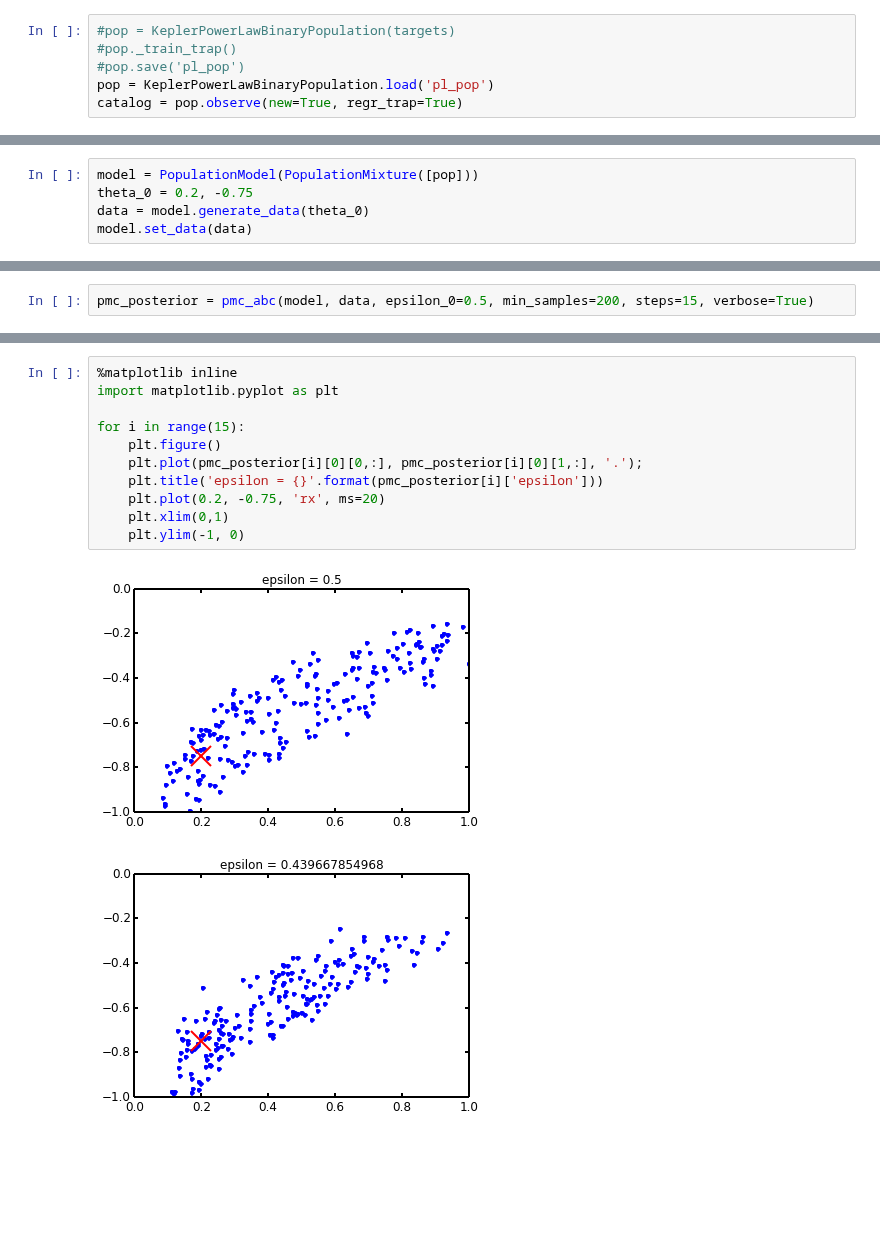
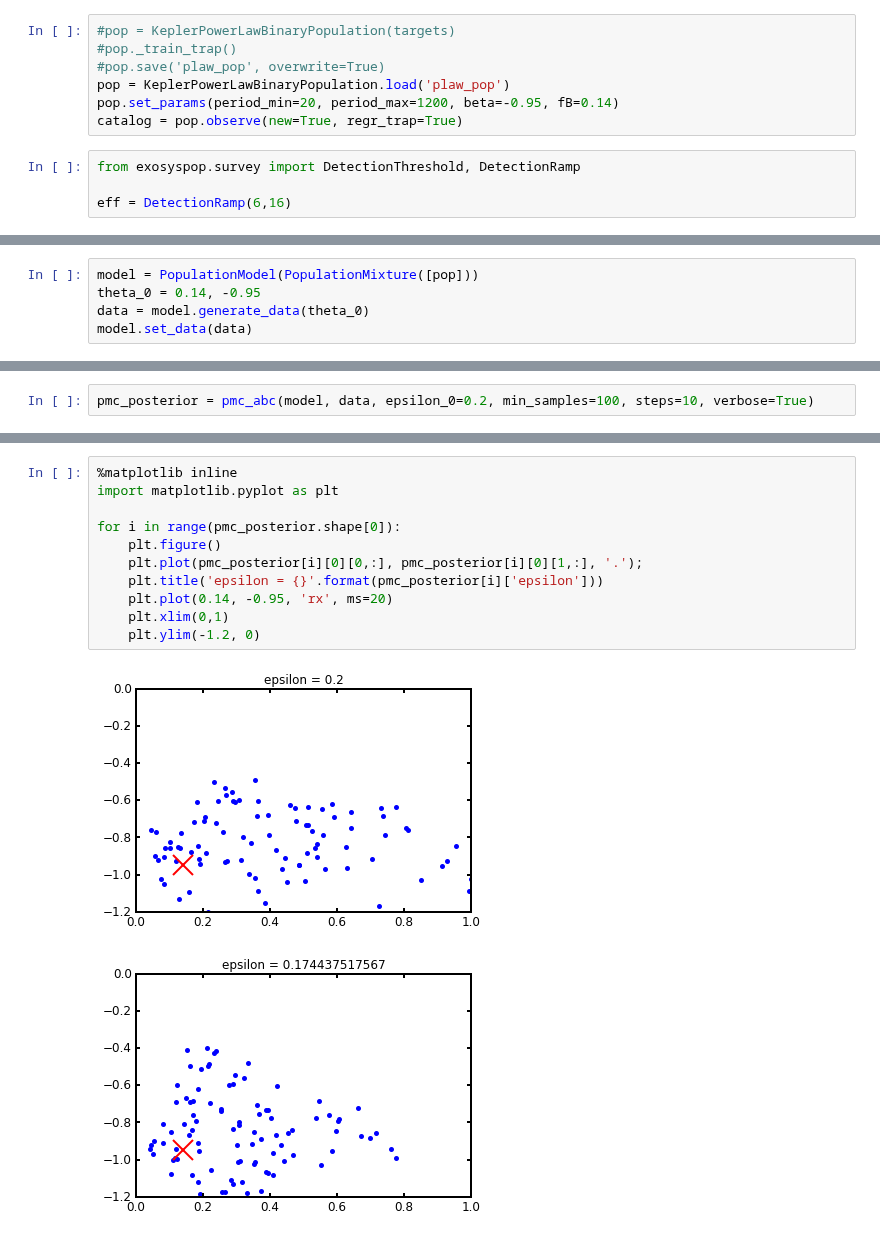
Before and after one commit to timothydmorton/exosyspop, a Jupyter notebook: abc-test.ipynb, the cells around one changed output, grey strips where cells are left out. Saved outputs shown, nothing was run; the diff lists cells and outputs as text; blank space fills up the shorter version.

```diff
--- a/abc-test.ipynb
+++ b/abc-test.ipynb
@@ -22,9 +24,14 @@ WARNING:root:progressbar not imported
 # %%
 #pop = KeplerPowerLawBinaryPopulation(targets)
 #pop._train_trap()
-#pop.save('pl_pop')
-pop = KeplerPowerLawBinaryPopulation.load('pl_pop')
+#pop.save('plaw_pop', overwrite=True)
+pop = KeplerPowerLawBinaryPopulation.load('plaw_pop')
+pop.set_params(period_min=20, period_max=1200, beta=-0.95, fB=0.14)
 catalog = pop.observe(new=True, regr_trap=True)
+# %%
+from exosyspop.survey import DetectionThreshold, DetectionRamp
+
+eff = DetectionRamp(6,16)
 # %%
 pop.params
 # %% [output]
@@ -102,5 +157,5 @@ class PopulationModel(Model):
 # %%
 model = PopulationModel(PopulationMixture([pop]))
-theta_0 = 0.2, -0.75
+theta_0 = 0.14, -0.95
 data = model.generate_data(theta_0)
 model.set_data(data)
@@ -132,4 +186,4 @@ axes[1].hist(posterior[0][1], **hist_kwargs);
 # %%
-pmc_posterior = pmc_abc(model, data, epsilon_0=0.5, min_samples=200, steps=15, verbose=True)
+pmc_posterior = pmc_abc(model, data, epsilon_0=0.2, min_samples=100, steps=10, verbose=True)
 # %% [output]
 Starting step 0
@@ -183,14 +214,14 @@ pmc_posterior[-1]['epsilon']
 # %%
 %matplotlib inline
 import matplotlib.pyplot as plt
 
-for i in range(15):
+for i in range(pmc_posterior.shape[0]):
     plt.figure()
     plt.plot(pmc_posterior[i][0][0,:], pmc_posterior[i][0][1,:], '.');
     plt.title('epsilon = {}'.format(pmc_posterior[i]['epsilon']))
-    plt.plot(0.2, -0.75, 'rx', ms=20)
+    plt.plot(0.14, -0.95, 'rx', ms=20)
     plt.xlim(0,1)
-    plt.ylim(-1, 0)
+    plt.ylim(-1.2, 0)
 # %% [output]
-[figure, old version]
+[figure, new version]
-[figure, old version]
+[figure, new version]
```
Also changed, not shown: parts of 28 cells of this notebook, 5 other files.
